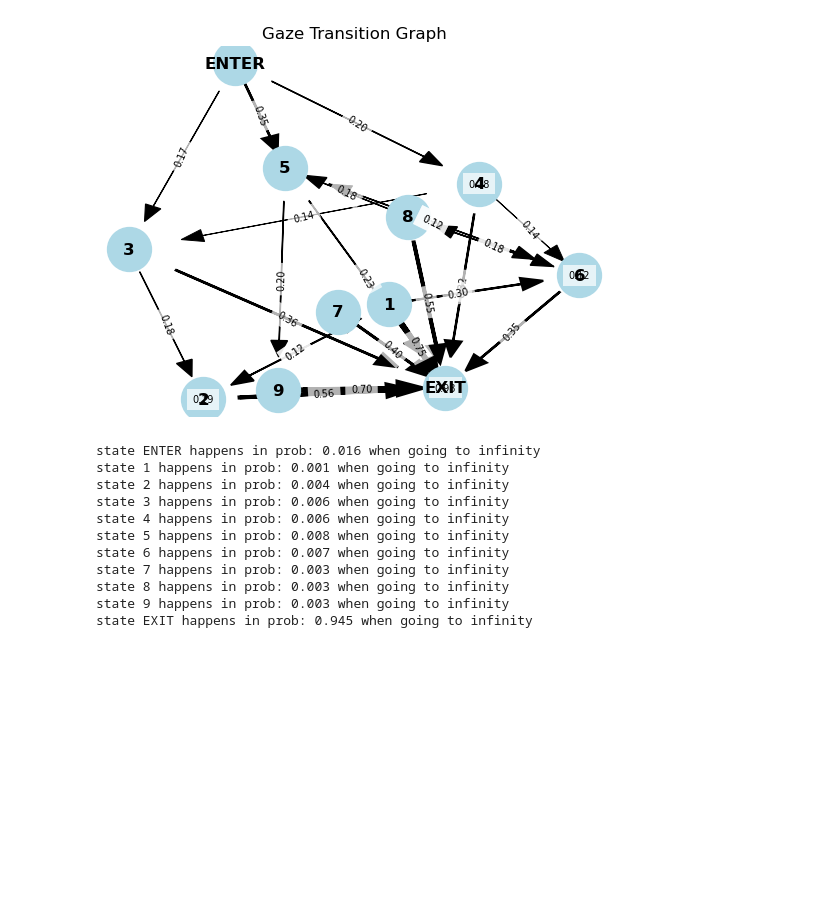
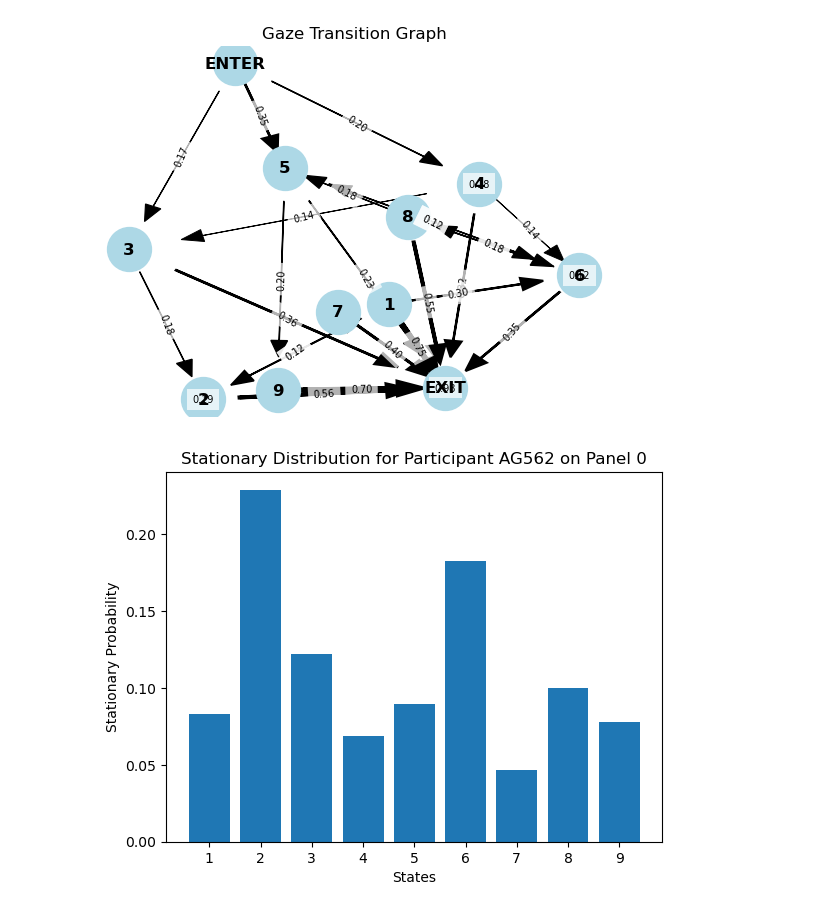
Before and after one commit to Ramot-Lab/gaze_processing, a Jupyter notebook: test.ipynb, the cells around one changed output. Saved outputs shown, nothing was run; the diff lists cells and outputs as text; code cells hidden in the pictures; blank space fills up the shorter version.

```diff
--- a/test.ipynb
+++ b/test.ipynb
@@ -117,22 +117,21 @@ mc_analyzer.plot_transition_graph()
 # %% [output]
 [figure]
 # %%
-stationary_prob =  mc_analyzer.stationary_distribution()
-states = ["ENTER", "1", "2", "3", "4", "5", "6", "7", "8", "9", "EXIT"]
-for i in range(len(states)):
-    print(f"state {states[i]} happens in prob: {round(stationary_prob[i], 3)} when going to infinity")
+stationary_prob =  mc_analyzer.stationary_distribution(nodes_to_drop=["ENTER", "EXIT"])
+# states = ["ENTER", "1", "2", "3", "4", "5", "6", "7", "8", "9", "EXIT"]
+states = ["1", "2", "3", "4", "5", "6", "7", "8", "9"]
+
+# for i in range(len(states)):
+#     print(f"state {states[i]} happens in prob: {round(stationary_prob[i], 3)} when going to infinity")
+
+#plot all states provbability in a bar graph
+plt.bar(states, stationary_prob)
+plt.xlabel("States")
+plt.ylabel("Stationary Probability")
+plt.title(f"Stationary Distribution for Participant {p_name} on Panel {panel}")
+plt.show()
 # %% [output]
-state ENTER happens in prob: 0.016 when going to infinity
-state 1 happens in prob: 0.001 when going to infinity
-state 2 happens in prob: 0.004 when going to infinity
-state 3 happens in prob: 0.006 when going to infinity
-state 4 happens in prob: 0.006 when going to infinity
-state 5 happens in prob: 0.008 when going to infinity
-state 6 happens in prob: 0.007 when going to infinity
-state 7 happens in prob: 0.003 when going to infinity
-state 8 happens in prob: 0.003 when going to infinity
-state 9 happens in prob: 0.003 when going to infinity
-state EXIT happens in prob: 0.945 when going to infinity
+[figure, added]
 # %%
     def plot_transition_graph_no_enter_exit(self, threshold: float = 1/9, node_margin: float = 0.15):
         """Plot transition graph (without ENTER/EXIT) with probability-weighted, properly spaced arrows."""
```
Also changed, not shown: 8 other files.
